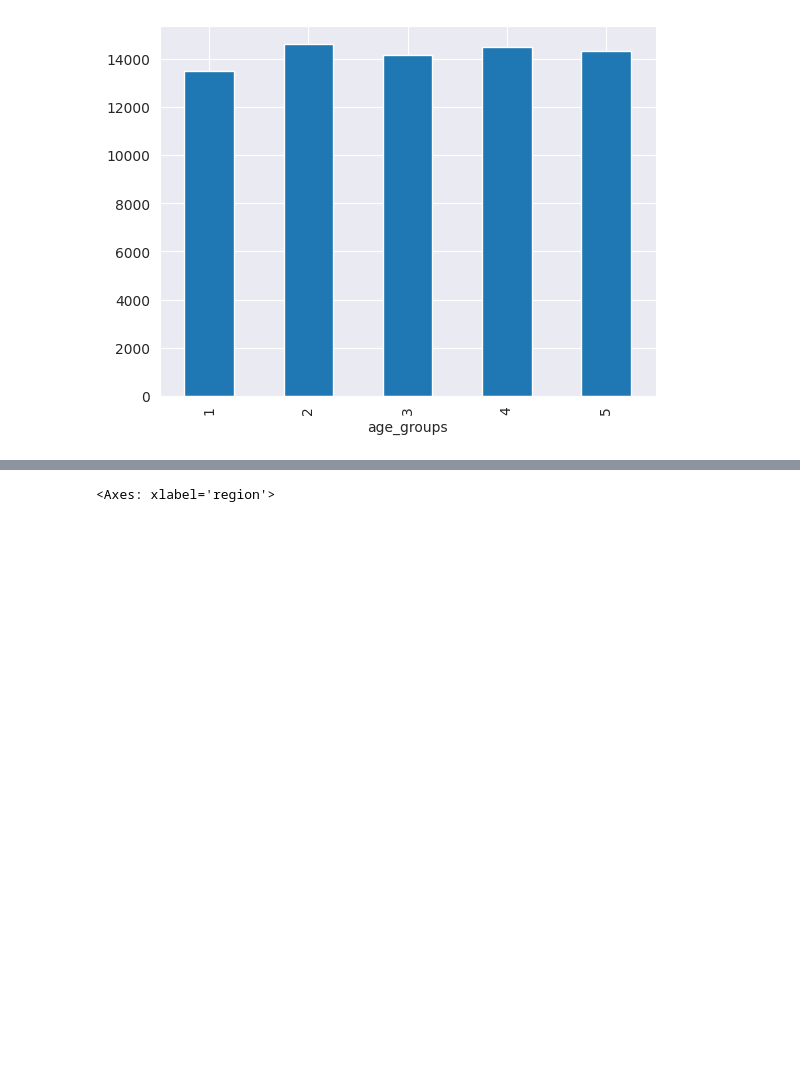
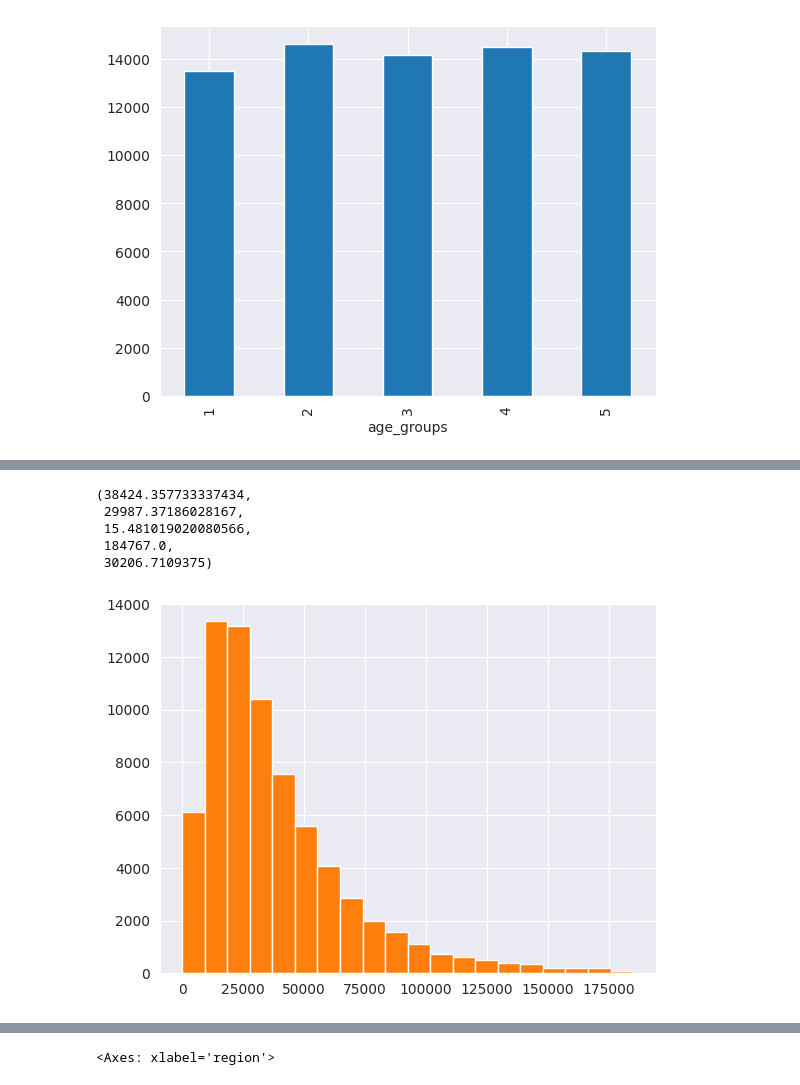
Before and after one commit to jjdelc/MsC-stats-dissertation, a Jupyter notebook: project/workbooks/joins.ipynb, the cells around one changed output, grey strips where cells are left out. Saved outputs shown, nothing was run; the diff lists cells and outputs as text; code cells hidden in the pictures; blank space fills up the shorter version.

```diff
--- a/project/workbooks/joins.ipynb
+++ b/project/workbooks/joins.ipynb
@@ -515,0 +509,17 @@ dict(income_col.quantile([0.1, 0.4, 0.6, 0.9]))
+# %%
+income_col = inputs["house_income"]
+plt.hist(income_col, bins=100)
+np.average(income_col), np.std(income_col), np.min(income_col), np.max(income_col)
+dict(income_col.quantile([0.1, 0.4, 0.6, 0.9]))
+bins = [i*6000 for i in range(30)]
+binned_income = pd.cut(income_col, bins).value_counts()
+plt.hist(income_col, bins=20)
+np.average(income_col), np.std(income_col), np.min(income_col), np.max(income_col), np.median(income_col)
+# pd.DataFrame(binned_income)
+# %% [output]
+(38424.357733337434,
+ 29987.37186028167,
+ 15.481019020080566,
+ 184767.0,
+ 30206.7109375)
+[figure, added]
```
Also changed, not shown: parts of 31 cells of this notebook, 2 other files.
